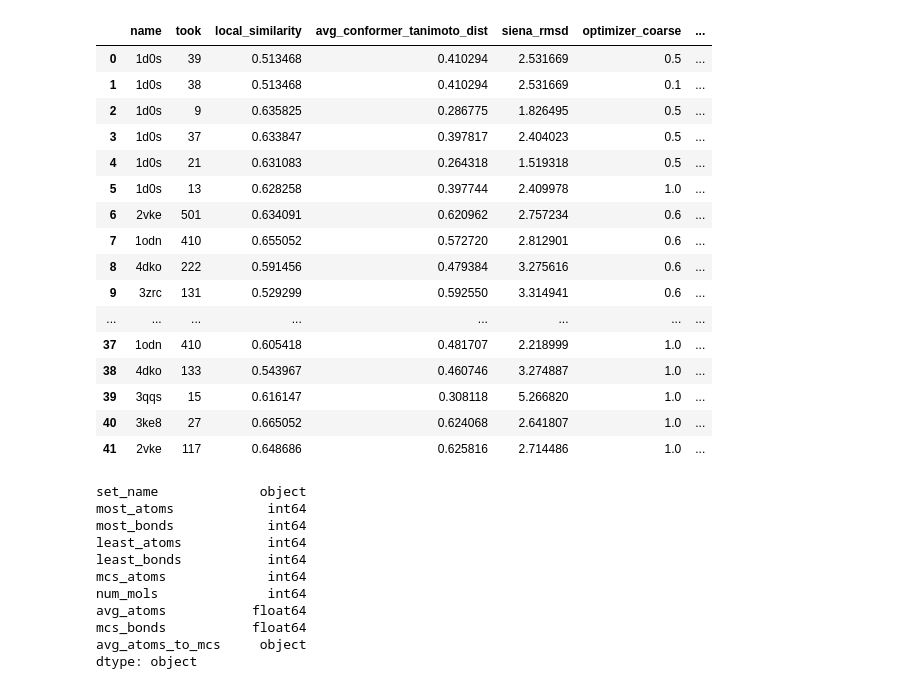
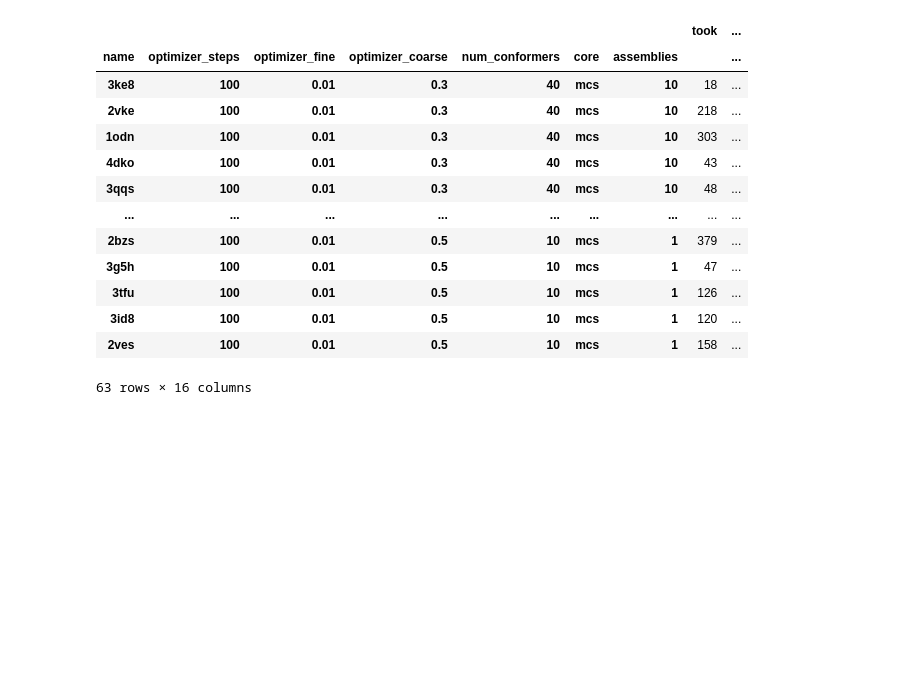
Before and after one commit to ciw-project-2023/nbse-analysis, a Jupyter notebook: nbse_analysis/plots.ipynb, the cells around one changed output. Saved outputs shown, nothing was run; the diff lists cells and outputs as text; code cells hidden in the pictures; blank space fills up the shorter version.

```diff
--- a/nbse_analysis/plots.ipynb
+++ b/nbse_analysis/plots.ipynb
@@ -3,41 +3,24 @@ from plotnine import *
 import pandas as pd
 # %%
 results = pd.read_csv("benchmark_results.csv", sep='\t')
-# %%
-results
-# %% [output]
-|  | name | took | local_similarity | avg_conformer_tanimoto_dist | siena_rmsd | optimizer_coarse | ... |
-| 0 | 1d0s | 39 | 0.513468 | 0.410294 | 2.531669 | 0.5 | ... |
-| 1 | 1d0s | 38 | 0.513468 | 0.410294 | 2.531669 | 0.1 | ... |
-| 2 | 1d0s | 9 | 0.635825 | 0.286775 | 1.826495 | 0.5 | ... |
-| 3 | 1d0s | 37 | 0.633847 | 0.397817 | 2.404023 | 0.5 | ... |
-| 4 | 1d0s | 21 | 0.631083 | 0.264318 | 1.519318 | 0.5 | ... |
-| 5 | 1d0s | 13 | 0.628258 | 0.397744 | 2.409978 | 1.0 | ... |
-| 6 | 2vke | 501 | 0.634091 | 0.620962 | 2.757234 | 0.6 | ... |
-| 7 | 1odn | 410 | 0.655052 | 0.572720 | 2.812901 | 0.6 | ... |
-| 8 | 4dko | 222 | 0.591456 | 0.479384 | 3.275616 | 0.6 | ... |
-| 9 | 3zrc | 131 | 0.529299 | 0.592550 | 3.314941 | 0.6 | ... |
-| ... | ... | ... | ... | ... | ... | ... | ... |
-| 37 | 1odn | 410 | 0.605418 | 0.481707 | 2.218999 | 1.0 | ... |
-| 38 | 4dko | 133 | 0.543967 | 0.460746 | 3.274887 | 1.0 | ... |
-| 39 | 3qqs | 15 | 0.616147 | 0.308118 | 5.266820 | 1.0 | ... |
-| 40 | 3ke8 | 27 | 0.665052 | 0.624068 | 2.641807 | 1.0 | ... |
-| 41 | 2vke | 117 | 0.648686 | 0.625816 | 2.714486 | 1.0 | ... |
 # %%
 nbse_info = pd.read_csv("nbse_sets.csv")
-# %%
-nbse_info.dtypes
-# %% [output]
-set_name             object
-most_atoms            int64
-most_bonds            int64
-least_atoms           int64
-least_bonds           int64
-mcs_atoms             int64
-num_mols              int64
-avg_atoms           float64
-mcs_bonds           float64
-avg_atoms_to_mcs     object
-dtype: object
 # %%
 data = results.merge(nbse_info, left_on=['name'], right_on=['set_name'])
+data['mcs_size_to_atom_size'] = data['mcs_atoms'] / data['avg_atoms']
+data.set_index(['name', 'optimizer_steps', 'optimizer_fine', 'optimizer_coarse', 'num_conformers', 'core', 'assemblies'])
+# %% [output]
+|  |  |  |  |  |  |  | took | ... |
+| name | optimizer_steps | optimizer_fine | optimizer_coarse | num_conformers | core | assemblies |  | ... |
+| 3ke8 | 100 | 0.01 | 0.3 | 40 | mcs | 10 | 18 | ... |
+| 2vke | 100 | 0.01 | 0.3 | 40 | mcs | 10 | 218 | ... |
+| 1odn | 100 | 0.01 | 0.3 | 40 | mcs | 10 | 303 | ... |
+| 4dko | 100 | 0.01 | 0.3 | 40 | mcs | 10 | 43 | ... |
+| 3qqs | 100 | 0.01 | 0.3 | 40 | mcs | 10 | 48 | ... |
+| ... | ... | ... | ... | ... | ... | ... | ... | ... |
+| 2bzs | 100 | 0.01 | 0.5 | 10 | mcs | 1 | 379 | ... |
+| 3g5h | 100 | 0.01 | 0.5 | 10 | mcs | 1 | 47 | ... |
+| 3tfu | 100 | 0.01 | 0.5 | 10 | mcs | 1 | 126 | ... |
+| 3id8 | 100 | 0.01 | 0.5 | 10 | mcs | 1 | 120 | ... |
+| 2ves | 100 | 0.01 | 0.5 | 10 | mcs | 1 | 158 | ... |
+63 rows × 16 columns
```
Also changed, not shown: parts of 8 cells of this notebook, 3 other files.
